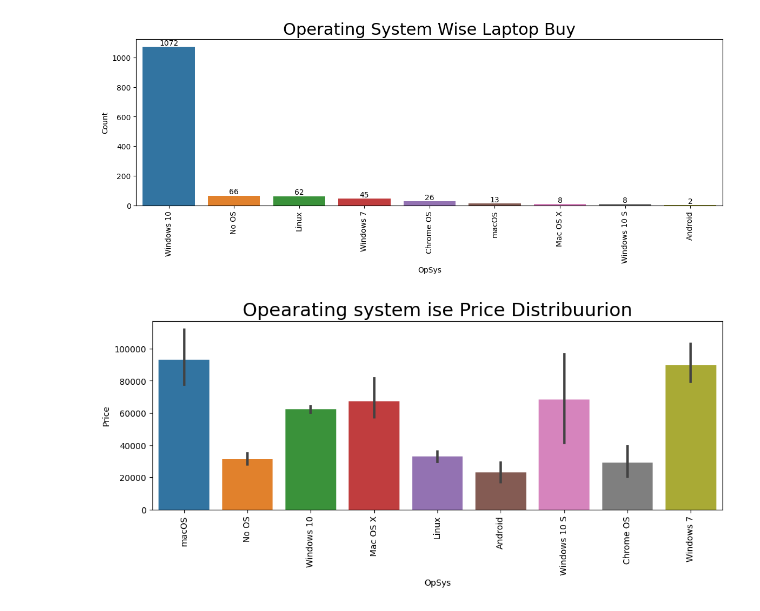
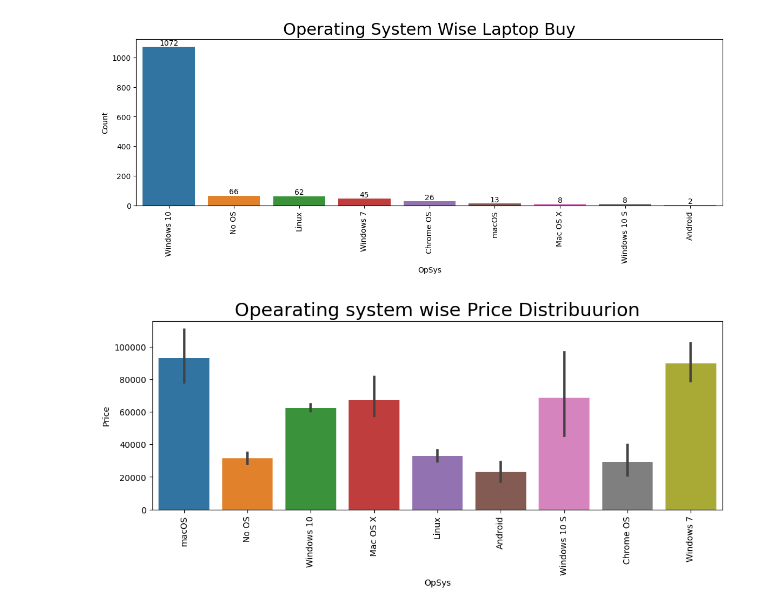
Before and after one commit to AriyantGit/Laprop_price_regression, a Jupyter notebook: Laptop_price_prediction.ipynb, the cells around one changed output. Cells and saved outputs as stored; diff of their text form; code cells hidden in the pictures.

```diff
--- a/Laptop_price_prediction.ipynb
+++ b/Laptop_price_prediction.ipynb
@@ -582,8 +582,8 @@ plt.show()
 # %%
 plt.figure(figsize=(12,4))
 plot=sns.barplot(x=df["OpSys"],y=df["Price"])
 plot.set_xticklabels(plot.get_xticklabels(),rotation=90)
-plt.title("Opearating system ise Price Distribuurion",size=22)
+plt.title("Opearating system wise Price Distribuurion",size=22)
 plt.show()
 # %% [output]
-[figure, old version]
+[figure, new version]
```
Also changed, not shown: parts of 19 cells of this notebook.
